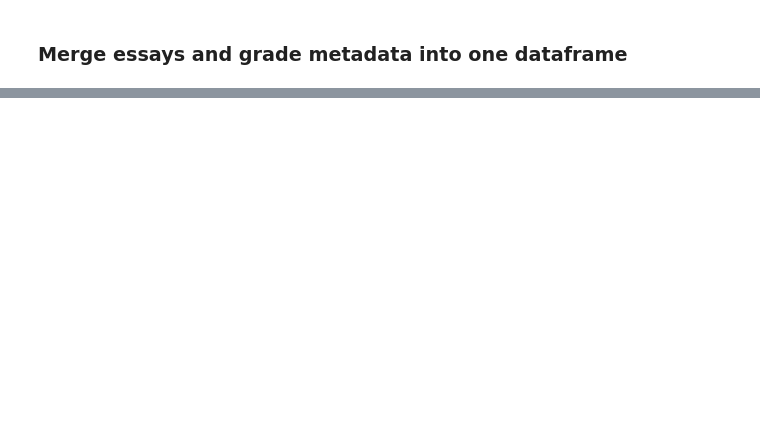
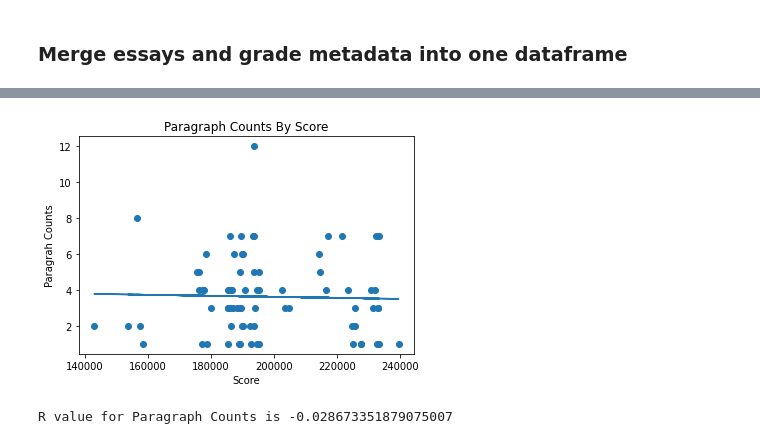
Before and after one commit to mkane968/Text-Mining-with-Student-Papers, a Jupyter notebook: Text_Mining_Student_Essays_A_Computational_Exploration.ipynb, the cells around one changed output, grey strips where cells are left out. Cells and saved outputs as stored; diff of their text form; code cells hidden in the pictures; blank space fills up the shorter version.

```diff
--- a/Text_Mining_Student_Essays_A_Computational_Exploration.ipynb
+++ b/Text_Mining_Student_Essays_A_Computational_Exploration.ipynb
@@ -285,0 +538,4 @@ files.download('essays_grades_master.csv')
+# %%
+#Remove all rows with no rhetorical terms
+rhetorical_keywords_df_no_blanks = rhetorical_keywords_df[rhetorical_keywords_df.Sum_Terms > 0]
+rhetorical_keywords_df_no_blanks
@@ -285,0 +593,16 @@ files.download('essays_grades_master.csv')
+# %%
+#Plot # paragraphs in which terms were used vs. essay grade?
+##In other words, do more successful writers use terms in multiple paragrpahs (indicating more coherence)?
+new_Series = rhetorical_keywords_df_no_blanks['ID_Score'].value_counts(ascending=True)
+df3 = pd.DataFrame(new_Series).reset_index()
+df3.rename(columns={"index": "ID_Score", "ID_Score": "Paragraph_Counts"}, errors="raise", inplace=True)
+df3[['ID','Score']] = df3.ID_Score.str.split("_",expand=True)
+df3
+
+fig = go.Figure(data=[
+    go.Bar(name='Paragraph Counts', x=df3["ID_Score"], y=df3["Paragraph_Counts"]),
+
+])
+# Change the bar mode
+fig.update_layout(barmode='stack', xaxis={'categoryorder':'category ascending'})
+fig.show()
@@ -285,0 +643,32 @@ files.download('essays_grades_master.csv')
+# %%
+#Check if amount of paragraph term usage is indicative of grade
+#Based on results (r = .08, there is little relationship between amount of rhetorical terms used and grade...at least between A and B range essays)
+from scipy import stats
+
+#Check if amount of usages of pathos is indicative of grade
+#Based on results (r = .08, there is little relationship between amount of rhetorical terms used and grade...at least between A and B range essays)
+
+#Create arrays of independent (x) and dependent (y) variables
+x = np.array(df3['Score'])
+y = np.array(df3['Paragraph_Counts'])
+
+#Return key values of linear regression
+slope, intercept, r, p, std_err = stats.linregress(x, y)
+
+#Create function to return new equation
+def myfunc(x):
+  return slope * x + intercept
+
+mymodel = list(map(myfunc, x))
+
+plt.scatter(x, y)
+plt.plot(x, mymodel)
+plt.title("Paragraph Counts By Score")
+plt.xlabel("Score")
+plt.ylabel("Paragrah Counts")
+plt.show()
+
+print("R value for Paragraph Counts is " + str(r))
+# %% [output]
+[figure, added]
+R value for Paragraph Counts is -0.028673351879075007
```
Also changed, not shown: parts of 36 cells of this notebook.
